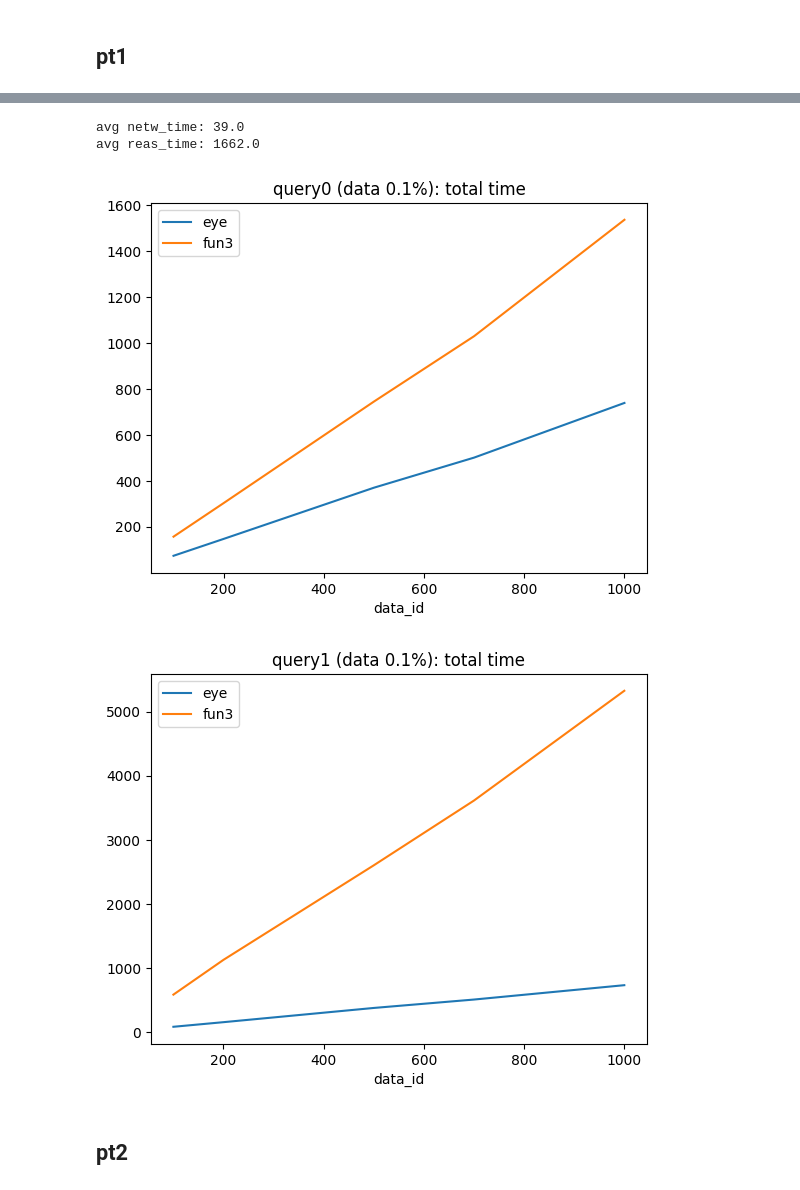
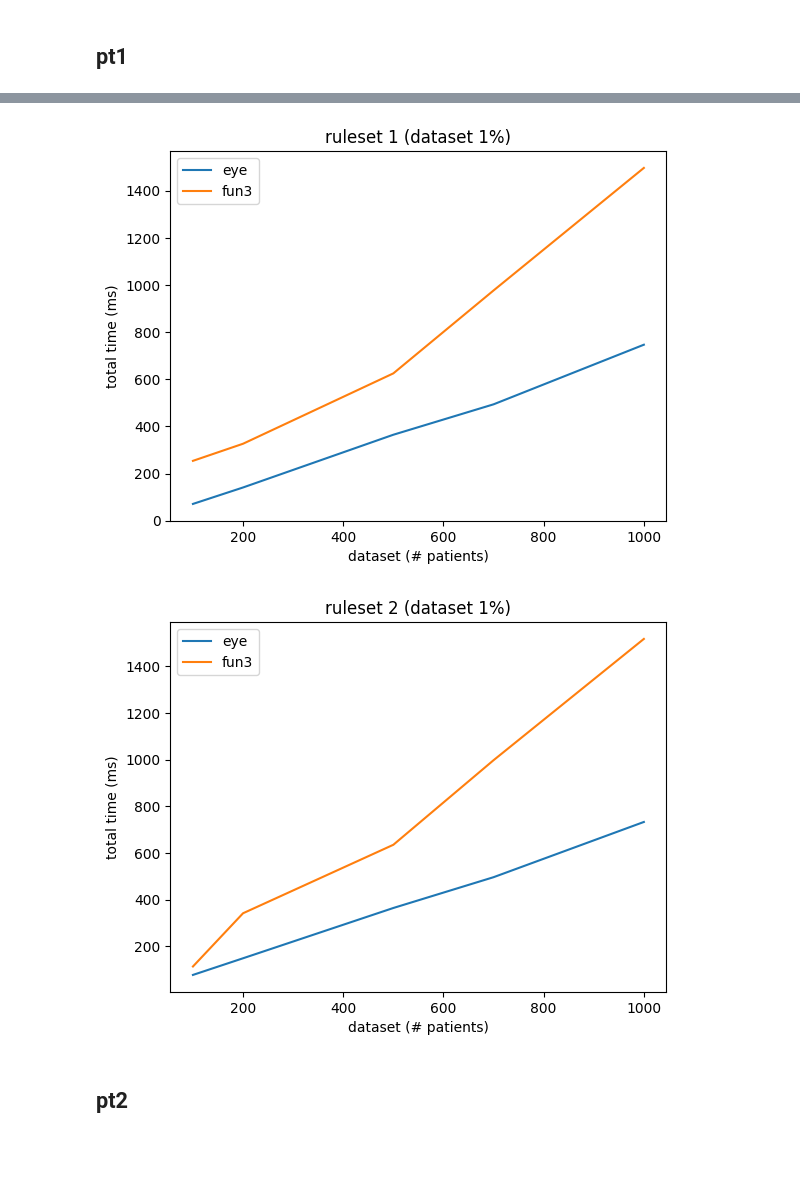
Before and after one commit to william-vw/fun3, a Jupyter notebook: python/tests-bench/zika/exp.ipynb, the cells around one changed output, grey strips where cells are left out. Drawn from its saved outputs; the diff is of its cells as text; code cells hidden in the pictures; blank space fills up the shorter version.

```diff
--- a/python/tests-bench/zika/exp.ipynb
+++ b/python/tests-bench/zika/exp.ipynb
@@ -108,14 +194,14 @@ import matplotlib.pyplot as plt
 def plot_query(query_id, data_label, df_eye, df_fun3):
     df_eye = df_eye[df_eye['query_id']==query_id]
     df_fun3 = df_fun3[df_fun3['query_id']==query_id]
-    plot(f"query{query_id} (data {data_label}): total time", df_eye, df_fun3)
+    plot(f"ruleset {query_id+1} (dataset {data_label})", df_eye, df_fun3)
 
 def plot(name, df_eye, df_fun3):
     fig, ax = plt.subplots()
     ax.set_title(name)
 
-    df_eye.plot(x='data_id', y='total_time', ax=ax, label='eye')
-    df_fun3.plot(x='data_id', y='total_time', ax=ax, label='fun3')
+    df_eye.plot(x='data_id', y='total_time', ax=ax, label='eye', xlabel="dataset (# patients)", ylabel="total time(ms)")
+    df_fun3.plot(x='data_id', y='total_time', ax=ax, label='fun3', xlabel="dataset (# patients)", ylabel="total time (ms)")
 # %%
 def avg_times(sys,df):
     print(sys)
@@ -139,6 +231,9 @@ avg reas_time: 2359.0
 # %% [markdown]
 ## pt1
 # %%
-df_eye = load_n3_agg(os.path.join(path, "red", "results", "times_eye.csv"), "pt1")
-df_eye
+df_eye = load_n3_agg(os.path.join(path, "red", "results", "times_eye.csv"), pt="pt1")
+df_fun3 = load_n3_agg(os.path.join(path, "red", "results", "times_fun3.csv"), pt="pt1")
+
+avg_times('eye', df_eye)
+avg_times('fun3', df_fun3)
 # %% [output]
@@ -162,3 +248,0 @@ avg reas_time: 1.0
-# %%
-df_fun3 = load_n3_agg(os.path.join(path, "red", "results", "times_fun3.csv"), "pt1")
-df_fun3
@@ -177,17 +249,11 @@ df_fun3
-# %%
-print("avg netw_time:", df_fun3['netw_time'].mean().round(0))
-print("avg reas_time:", df_fun3['reas_time'].mean().round(0))
-# %% [output]
-avg netw_time: 39.0
-avg reas_time: 1662.0
 # %%
-plot_query(0, "0.1%", df_eye, df_fun3)
+plot_query(0, "1%", df_eye, df_fun3)
 # %% [output]
-[figure, old version]
+[figure, new version]
 # %%
-plot_query(1, "0.1%", df_eye, df_fun3)
+plot_query(1, "1%", df_eye, df_fun3)
 # %% [output]
-[figure, old version]
+[figure, new version]
 # %% [markdown]
 ## pt2
 # %%
```
Also changed, not shown: parts of 29 cells of this notebook, 48 other files.
